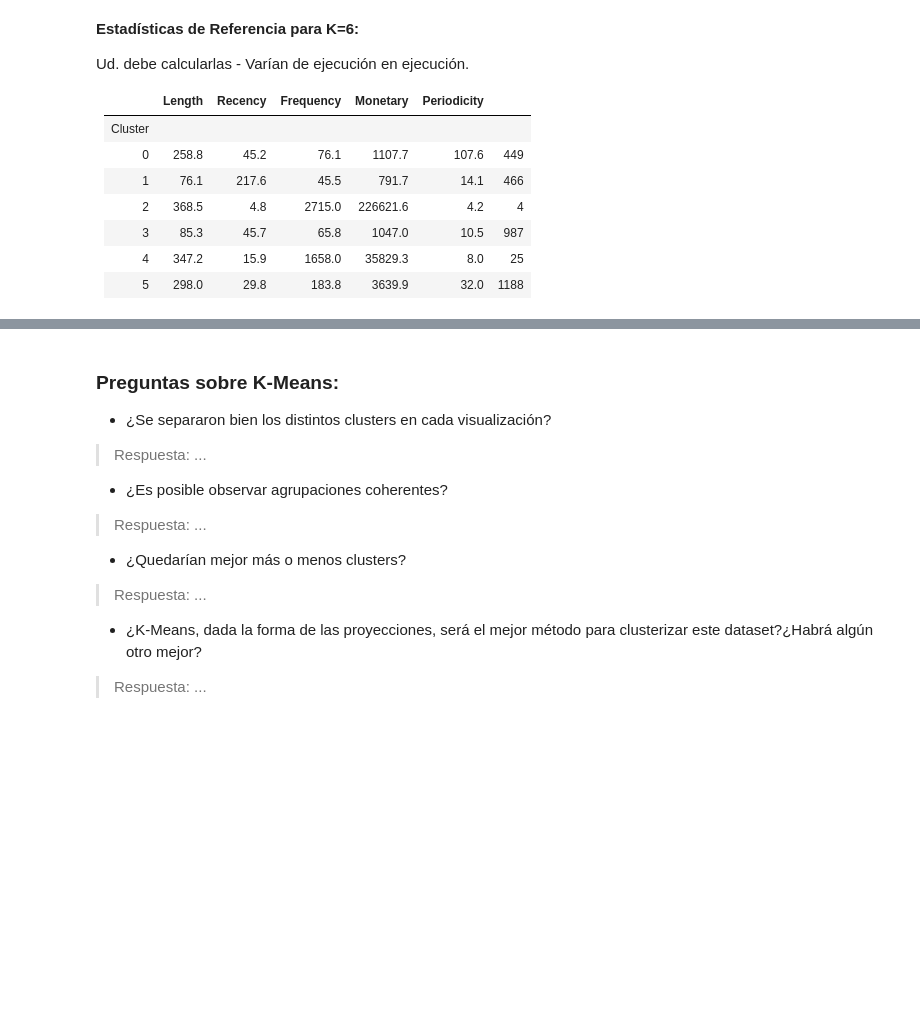
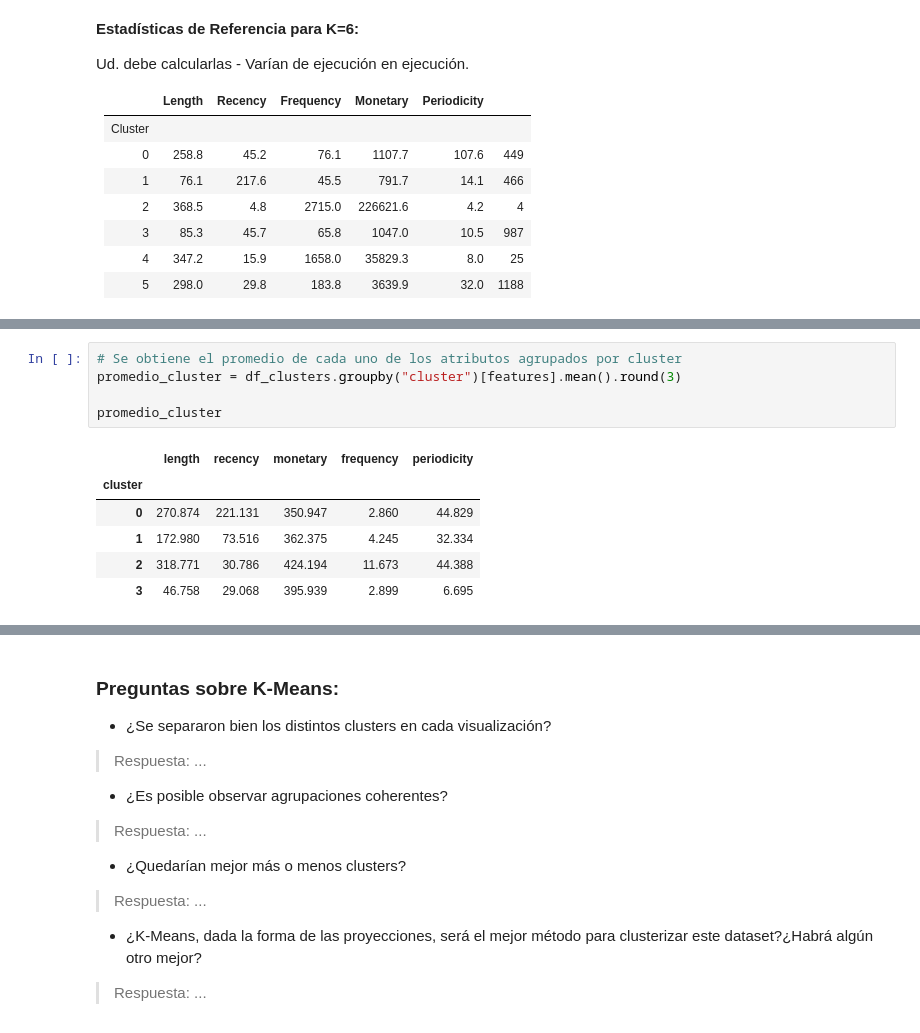
Before and after one commit to FeLiJaNdRo/MDS7202-Labs, a Jupyter notebook: labs/lab_5/Lab5_enunciado.ipynb, the cells around one changed output, grey strips where cells are left out. Saved outputs shown, nothing was run; the diff lists cells and outputs as text; blank space fills up the shorter version.

```diff
--- a/labs/lab_5/Lab5_enunciado.ipynb
+++ b/labs/lab_5/Lab5_enunciado.ipynb
@@ -365,0 +483,12 @@ Ud. debe calcularlas - Varían de ejecución en ejecución.
+# %%
+# Se obtiene el promedio de cada uno de los atributos agrupados por cluster
+promedio_cluster = df_clusters.groupby("cluster")[features].mean().round(3)
+
+promedio_cluster
+# %% [output]
+|  | length | recency | monetary | frequency | periodicity |
+| cluster |  |  |  |  |  |
+| 0 | 270.874 | 221.131 | 350.947 | 2.860 | 44.829 |
+| 1 | 172.980 | 73.516 | 362.375 | 4.245 | 32.334 |
+| 2 | 318.771 | 30.786 | 424.194 | 11.673 | 44.388 |
+| 3 | 46.758 | 29.068 | 395.939 | 2.899 | 6.695 |
```
Also changed, not shown: parts of 12 cells of this notebook.
